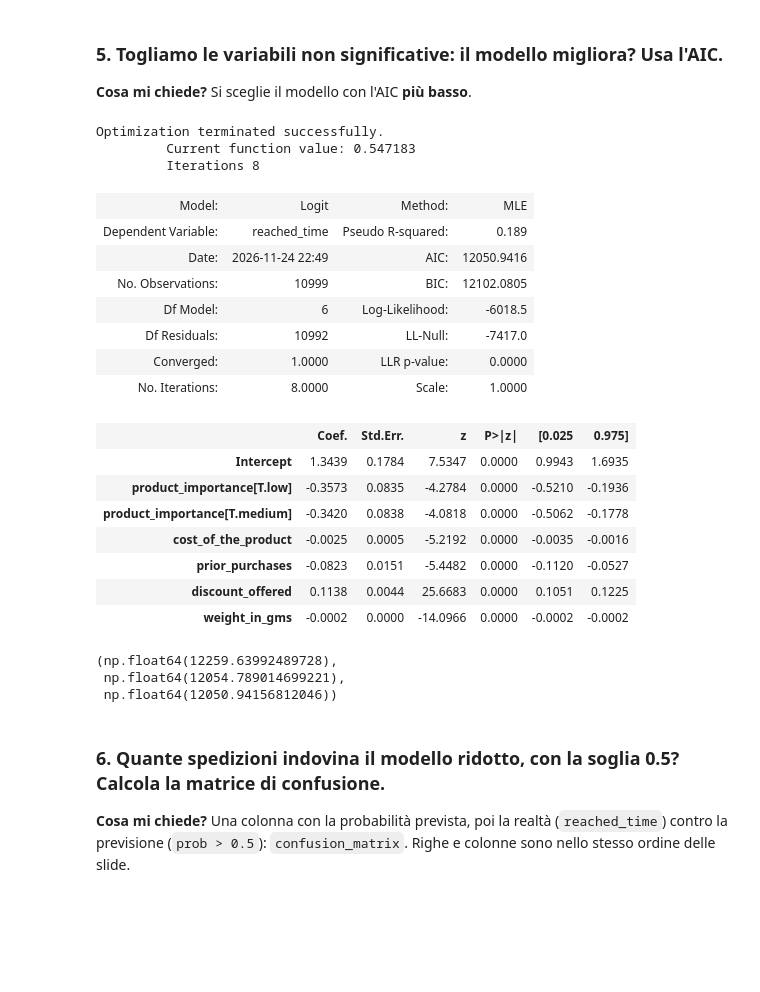
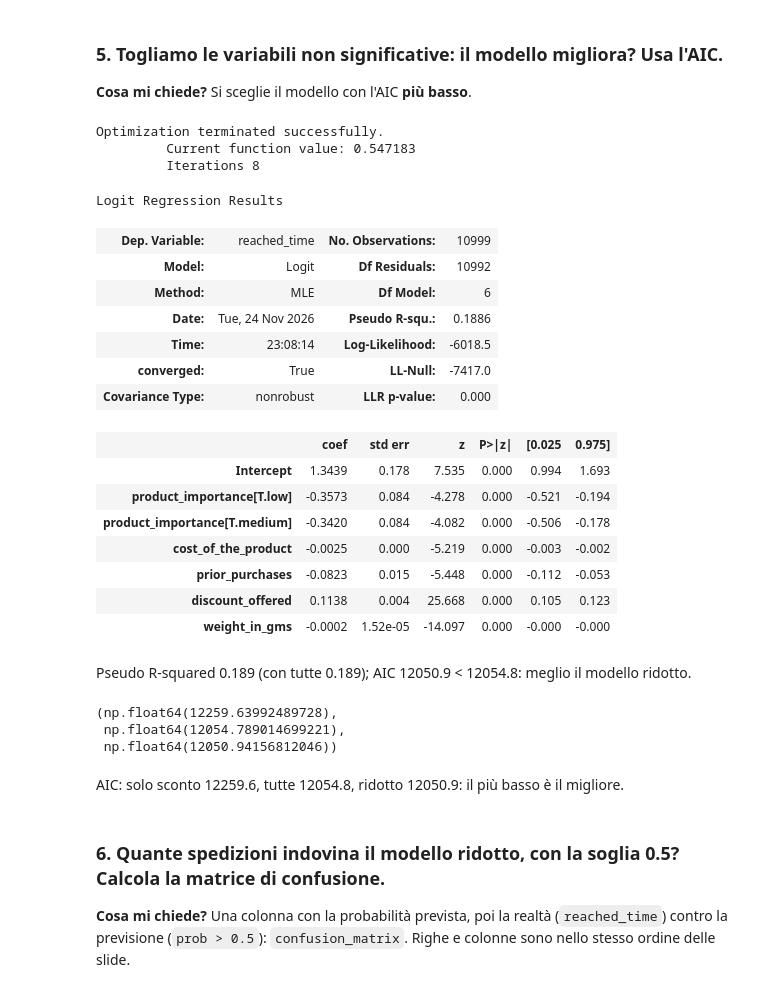
Before and after one commit to vincnardelli/msd, a Jupyter notebook: codice/3/regressione_shipping.ipynb, the cells around one changed output. Saved outputs shown, nothing was run; the diff lists cells and outputs as text; code cells hidden in the pictures; blank space fills up the shorter version.

Commit message:
MSD: lezione 3, slide con tutte le metriche e classification_report, sensitività uniforme; notebook con summary()
Co-Authored-By: Claude Opus 5.5 <noreply@anthropic.com>

```diff
--- a/codice/3/regressione_shipping.ipynb
+++ b/codice/3/regressione_shipping.ipynb
@@ -134,36 +142,38 @@ Optimization terminated successfully.
 
 **Cosa mi chiede?** Si sceglie il modello con l'AIC **più basso**.
 # %%
-# Pseudo R-squared 0.189 (con tutte 0.189); AIC 12050.9 < 12054.8: meglio il modello ridotto
 ridotto = smf.logit("reached_time ~ product_importance + cost_of_the_product + prior_purchases + discount_offered + weight_in_gms", data=spedizioni).fit()
-ridotto.summary2()
+ridotto.summary()
 # %% [output]
 Optimization terminated successfully.
          Current function value: 0.547183
          Iterations 8
+Logit Regression Results
-| Model: | Logit | Method: | MLE |
-| Dependent Variable: | reached_time | Pseudo R-squared: | 0.189 |
-| Date: | 2026-11-24 22:49 | AIC: | 12050.9416 |
-| No. Observations: | 10999 | BIC: | 12102.0805 |
-| Df Model: | 6 | Log-Likelihood: | -6018.5 |
-| Df Residuals: | 10992 | LL-Null: | -7417.0 |
-| Converged: | 1.0000 | LLR p-value: | 0.0000 |
-| No. Iterations: | 8.0000 | Scale: | 1.0000 |
+| Dep. Variable: | reached_time | No. Observations: | 10999 |
+| Model: | Logit | Df Residuals: | 10992 |
+| Method: | MLE | Df Model: | 6 |
+| Date: | Tue, 24 Nov 2026 | Pseudo R-squ.: | 0.1886 |
+| Time: | 23:08:14 | Log-Likelihood: | -6018.5 |
+| converged: | True | LL-Null: | -7417.0 |
+| Covariance Type: | nonrobust | LLR p-value: | 0.000 |
-|  | Coef. | Std.Err. | z | P>|z| | [0.025 | 0.975] |
-| Intercept | 1.3439 | 0.1784 | 7.5347 | 0.0000 | 0.9943 | 1.6935 |
-| product_importance[T.low] | -0.3573 | 0.0835 | -4.2784 | 0.0000 | -0.5210 | -0.1936 |
-| product_importance[T.medium] | -0.3420 | 0.0838 | -4.0818 | 0.0000 | -0.5062 | -0.1778 |
-| cost_of_the_product | -0.0025 | 0.0005 | -5.2192 | 0.0000 | -0.0035 | -0.0016 |
-| prior_purchases | -0.0823 | 0.0151 | -5.4482 | 0.0000 | -0.1120 | -0.0527 |
-| discount_offered | 0.1138 | 0.0044 | 25.6683 | 0.0000 | 0.1051 | 0.1225 |
-| weight_in_gms | -0.0002 | 0.0000 | -14.0966 | 0.0000 | -0.0002 | -0.0002 |
+|  | coef | std err | z | P>|z| | [0.025 | 0.975] |
+| Intercept | 1.3439 | 0.178 | 7.535 | 0.000 | 0.994 | 1.693 |
+| product_importance[T.low] | -0.3573 | 0.084 | -4.278 | 0.000 | -0.521 | -0.194 |
+| product_importance[T.medium] | -0.3420 | 0.084 | -4.082 | 0.000 | -0.506 | -0.178 |
+| cost_of_the_product | -0.0025 | 0.000 | -5.219 | 0.000 | -0.003 | -0.002 |
+| prior_purchases | -0.0823 | 0.015 | -5.448 | 0.000 | -0.112 | -0.053 |
+| discount_offered | 0.1138 | 0.004 | 25.668 | 0.000 | 0.105 | 0.123 |
+| weight_in_gms | -0.0002 | 1.52e-05 | -14.097 | 0.000 | -0.000 | -0.000 |
-# %%
-# AIC: solo sconto 12259.6, tutte 12054.8, ridotto 12050.9: il più basso è il migliore
-modello.aic, tutte.aic, ridotto.aic
-# %% [output]
-(np.float64(12259.63992489728),
- np.float64(12054.789014699221),
- np.float64(12050.94156812046))
+# %% [markdown]
+Pseudo R-squared 0.189 (con tutte 0.189); AIC 12050.9 < 12054.8: meglio il modello ridotto.
+# %%
+modello.aic, tutte.aic, ridotto.aic
+# %% [output]
+(np.float64(12259.63992489728),
+ np.float64(12054.789014699221),
+ np.float64(12050.94156812046))
+# %% [markdown]
+AIC: solo sconto 12259.6, tutte 12054.8, ridotto 12050.9: il più basso è il migliore.
 # %% [markdown]
 ### 6. Quante spedizioni indovina il modello ridotto, con la soglia 0.5? Calcola la matrice di confusione.
 
```
Also changed, not shown: parts of 39 cells of this notebook, 1 other file.
